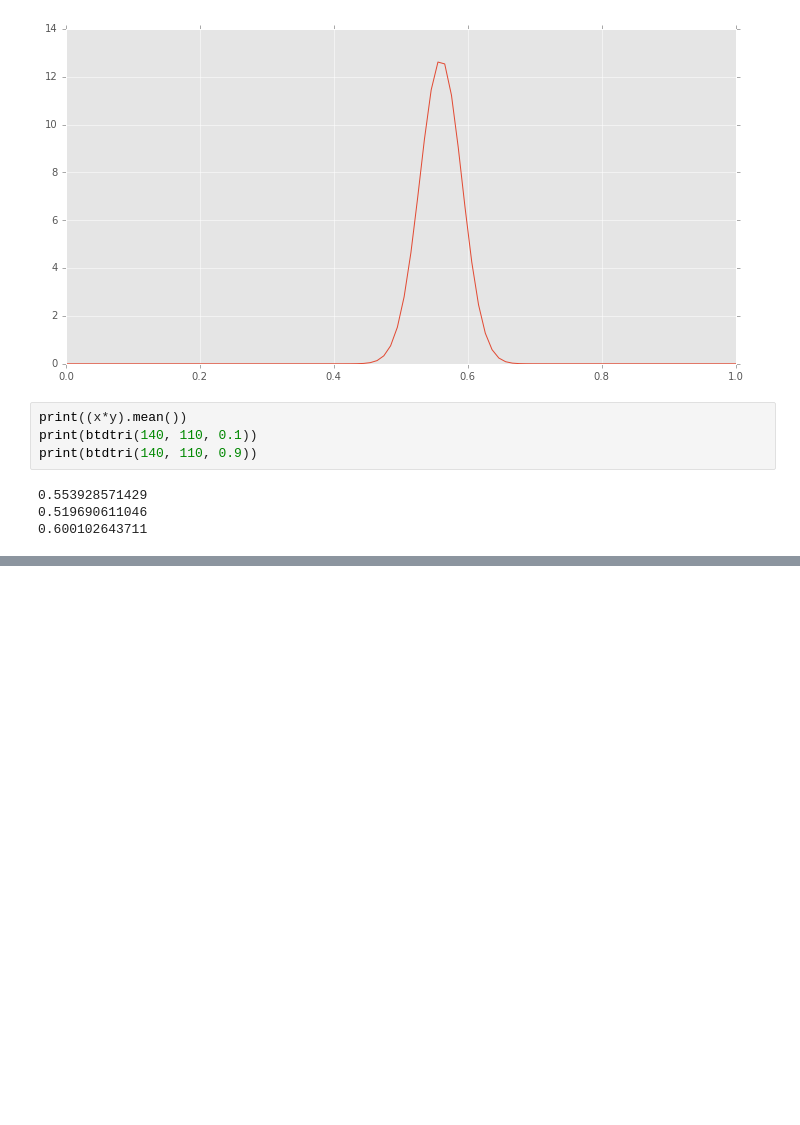
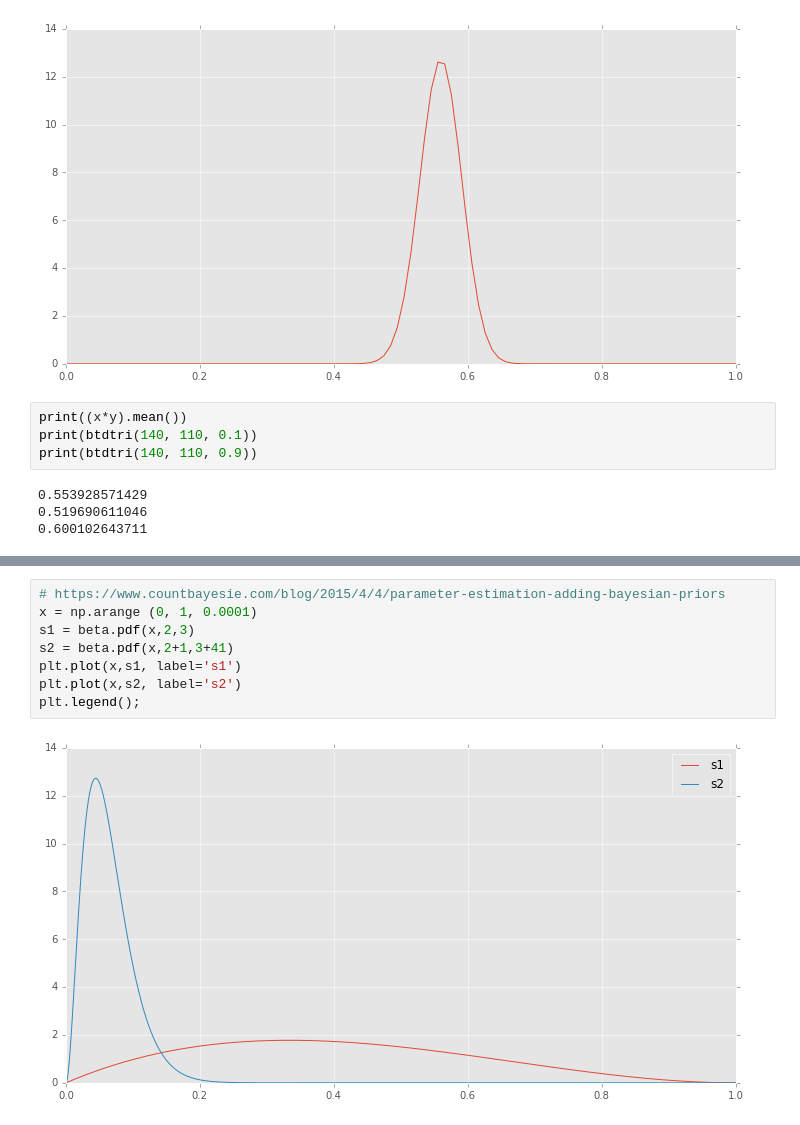
Before and after one commit to CanCeylan/data-analysis-projects, a Jupyter notebook: Understanding the beta distribution.ipynb, the cells around one changed output, grey strips where cells are left out. Saved outputs shown, nothing was run; the diff lists cells and outputs as text; blank space fills up the shorter version.

```diff
--- a/Understanding the beta distribution.ipynb
+++ b/Understanding the beta distribution.ipynb
@@ -126,0 +131,10 @@ array([6, 7, 8, ..., 5, 4, 3])
+# %%
+# https://www.countbayesie.com/blog/2015/4/4/parameter-estimation-adding-bayesian-priors
+x = np.arange (0, 1, 0.0001)
+s1 = beta.pdf(x,2,3)
+s2 = beta.pdf(x,2+1,3+41)
+plt.plot(x,s1, label='s1')
+plt.plot(x,s2, label='s2')
+plt.legend();
+# %% [output]
+[figure, added]
```
Also changed, not shown: parts of 2 cells of this notebook, 2 other files.
